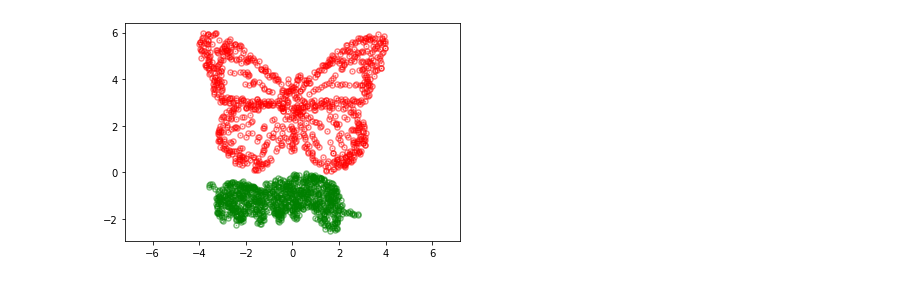
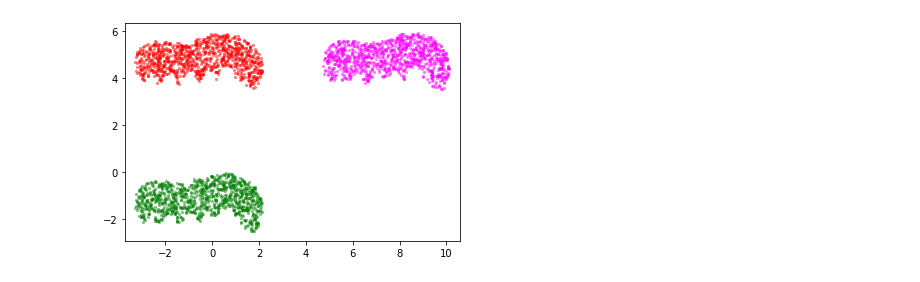
Before and after one commit to pzpzpzp1/wassflow, a Jupyter notebook: cnf-sinkhorn-demo.ipynb, the cells around one changed output. Drawn from its saved outputs; the diff is of its cells as text; code cells hidden in the pictures.

```diff
--- a/cnf-sinkhorn-demo.ipynb
+++ b/cnf-sinkhorn-demo.ipynb
@@ -194,7 +192,9 @@ def make_image(n=10000):
 class ImageDataset():
     """Sample from a distribution defined by an image."""
 
-    def __init__(self, img, MAX_VAL=4.0):
+    def __init__(self, img, MAX_VAL=4.0, thresh=0):
+        img[img<thresh]=0; # threshold to cut empty region of image
+
         h, w = img.shape
         xx = np.linspace(-MAX_VAL, MAX_VAL, w)
         yy = np.linspace(-MAX_VAL, MAX_VAL, h)
@@ -202,7 +202,8 @@ class ImageDataset():
         xx = xx.reshape(-1, 1)
         yy = yy.reshape(-1, 1)
         self.means = np.concatenate([xx, yy], 1)
-        self.probs = img.reshape(-1) / img.sum()
+        self.probs = img.reshape(-1);
+        self.probs /= self.probs.sum();
         self.noise_std = np.array([MAX_VAL/w, MAX_VAL/h])
 
     def sample(self, batch_size=512):
@@ -391,17 +411,23 @@ def learn_trajectory(z_target_full, my_loss, n_iters = 10, n_subsample = 100):
     return model
 # %%
 device = torch.device('cuda' if torch.cuda.is_available() else 'cpu')
-caterpillar = 1-import_img('caterpillar.png')
-butterfly = 255-import_img('butterfly.jpg')
+caterpillar = 1-import_img('caterpillar.png'); caterpillar/=caterpillar.max();
+butterfly = 255-import_img('butterfly.jpg'); butterfly/=butterfly.max();
+dset1 = ImageDataset(img=caterpillar*1,thresh=.8); dset2 = ImageDataset(img=butterfly*1,thresh=.8)
 
-dset1 = ImageDataset(img=caterpillar); dset2 = ImageDataset(img=butterfly)
-n = 1000; dat1 = dset1.sample(n); dat2 = dset2.sample(n)
-dat1*=-1; dat2*=-1; dat1[:,1]-=1; dat2[:,1]+=2;
+# n = 3000; dat1 = dset1.sample(n); dat2 = dset2.sample(n); dat3 = dset1.sample(n);
+# dat1*=-1; dat2*=-1; dat1[:,1]-=1; dat2[:,1]+=5; dat3*=-1;
+# dat3[:,0]+=8; dat3[:,1]+=6;
 
-plt.scatter(dat1.detach().numpy()[:,0],dat1.detach().numpy()[:,1],s=2.3, alpha=0.5, linewidths=5,c='green')
-plt.scatter(dat2.detach().numpy()[:,0],dat2.detach().numpy()[:,1],s=2.3, alpha=0.5, linewidths=5,c='red')
+n = 1000; dat1 = dset1.sample(n); dat2 = dset1.sample(n); dat3 = dset1.sample(n);
+dat1*=-1; dat2*=-1; dat1[:,1]-=1; dat2[:,1]+=5; dat3*=-1;
+dat3[:,0]+=8; dat3[:,1]+=5;
+
+plt.scatter(dat1.detach().numpy()[:,0],dat1.detach().numpy()[:,1],s=10, alpha=0.5, linewidths=0,c='green')
+plt.scatter(dat2.detach().numpy()[:,0],dat2.detach().numpy()[:,1],s=10, alpha=0.5, linewidths=0,c='red')
+plt.scatter(dat3.detach().numpy()[:,0],dat3.detach().numpy()[:,1],s=10, alpha=0.5, linewidths=0,c='magenta')
 plt.axis('equal')
 plt.show()
 # %% [output]
-[figure, old version]
+[figure, new version]
 # %%
```
Also changed, not shown: parts of 6 cells of this notebook, 1 other file.
